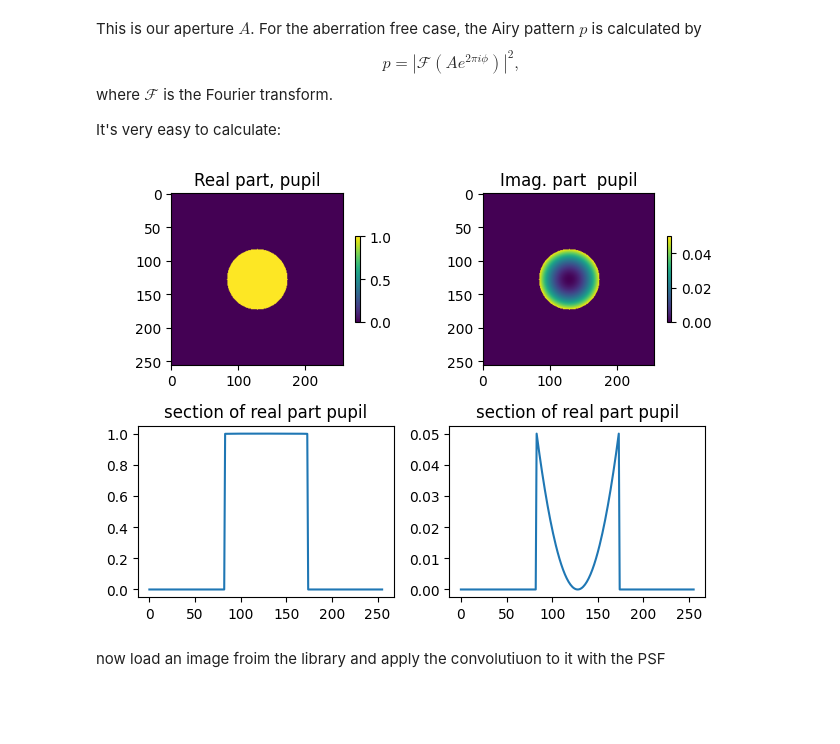
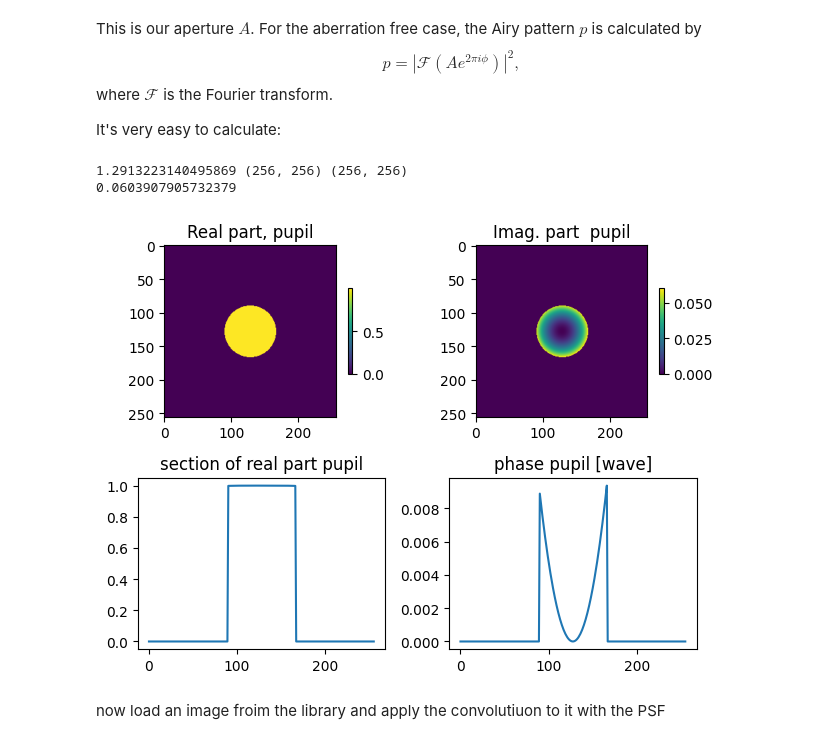
Before and after one commit to Gchirico63/Didattica, a Jupyter notebook: PhysicalPropagation/PSF_Aberrated.ipynb, the cells around one changed output. Cells and saved outputs as stored; diff of their text form; code cells hidden in the pictures; blank space fills up the shorter version.

```diff
--- a/PhysicalPropagation/PSF_Aberrated.ipynb
+++ b/PhysicalPropagation/PSF_Aberrated.ipynb
@@ -46,7 +46,7 @@ size = 128              ######## number of pixels
 ########## PLEASE CHANGE DIAPH HERE
 focal     = 50  ##mm
 pupil_rad = 25  ## mm  fukll diamter of the lens
-diaph     = 5
+diaph     = 15
 dx        = pupil_rad / size   ### pixel size on the pupil
 wave      = 0.55e-3   ### mm
 
@@ -181,12 +181,20 @@ Mm = 2
 (w, h) = (size,size)
 a, b = (w//2, h//2)
 r = diaph *size/(Mm*pupil_rad*2)
+#### real coordinate on the pupil
+dx = pupil_rad / size
+xp = dx * (np.linspace(-size//2,size//2,size))
 
+xxp,yyp     = np.meshgrid(xp,xp)
+
+print (xxp.shape)
 ##### left to the students: TRY TO PUT IT IN ABSOLUTE TERMS BY DEINIFING THE PIXEL SIZE ETC...
 y,x = np.ogrid[-a:w-a, -b:h-b]
 x,y = (x/r,y/r)
 
 circle = x*x + y*y <= 1
+mask_comp = ~circle
+
 ap = np.zeros((w, h))
 ap[circle] = 1
 plt.imshow(ap)
@@ -212,43 +221,47 @@ def Defocus(x,y,R,dR):
   return Complex_defocus
 
 ###Comnplex_defocus is the phase contribution to the pupil
+focal   = 22      ### mm
 
-R       = 1 ###curvature radius  CHANGE HERE THE PARAMETER TO TRY
-dR      = 0.05  ### defocus parawmeter in mm. TRY TO CHANGE IT HERE
+R       = focal ###curvature radius  CHANGE HERE THE PARAMETER TO TRY
+dR      = 2  ### defocus parawmeter in mm. TRY TO CHANGE IT HERE
 
-Complex_defocus = Defocus(x,y,R,dR)
-
+Complex_defocus = Defocus(xxp,yyp,R,dR)
+print (np.angle(Complex_defocus).max(),xxp.shape,Complex_defocus.shape)
 ## compute the cooprdinates in the image plane
 wave    = 0.55e-3 ### mm
-focal   = 22      ### mm
 xprime    = wave * focal * np.fft.fftfreq( x[0].size , x[0,1]-x[0,0])
 
 #apD     = defocus * ap         #### this is the aberrate pupil
-apD     = Complex_defocus * ap         #### this is the aberrate pupil
+Complex_defocus[mask_comp] = 0         #### this is the aberrate pupil
+apD = Complex_defocus
+print (np.angle(apD).max())
 
 #### now show the pupil
 F,A     = plt.subplots(2,2,gridspec_kw={'width_ratios': [1, 1]})
 imR      = A[0,0].imshow(apD.real )
 A[0,0].set_title('Real part, pupil')
 plt.colorbar(imR,ax=A[0,0],shrink=0.5)
 
 imI      = A[0,1].imshow(apD.imag )
 A[0,1].set_title('Imag. part  pupil')
 plt.colorbar(imI,ax=A[0,1],shrink=0.5)
 
 A[1,0].plot(apD.real[size//2,:])
 A[1,0].set_title('section of real part pupil')
 
 A[1,0].set_box_aspect(A[0,0].get_box_aspect())  # Match the aspect ratio to the left plot
-
-A[1,1].plot(apD.imag[size//2,:])
-A[1,1].set_title('section of real part pupil')
+angolo = np.angle(apD)/(2*np.pi)
+A[1,1].plot(angolo[size//2,:])
+A[1,1].set_title('phase pupil [wave]')
 
 A[1,1].set_box_aspect(A[0,0].get_box_aspect())  # Match the aspect ratio to the left plot
 
 plt.tight_layout()  # Optimize layout
 # %% [output]
+1.2913223140495869 (256, 256) (256, 256)
+0.0603907905732379
-[figure, old version]
+[figure, new version]
 # %%
 #### now we compute the airy function or the PSF
 ### use use the defocused pupil that is apD
```
Also changed, not shown: parts of 2 cells of this notebook.
